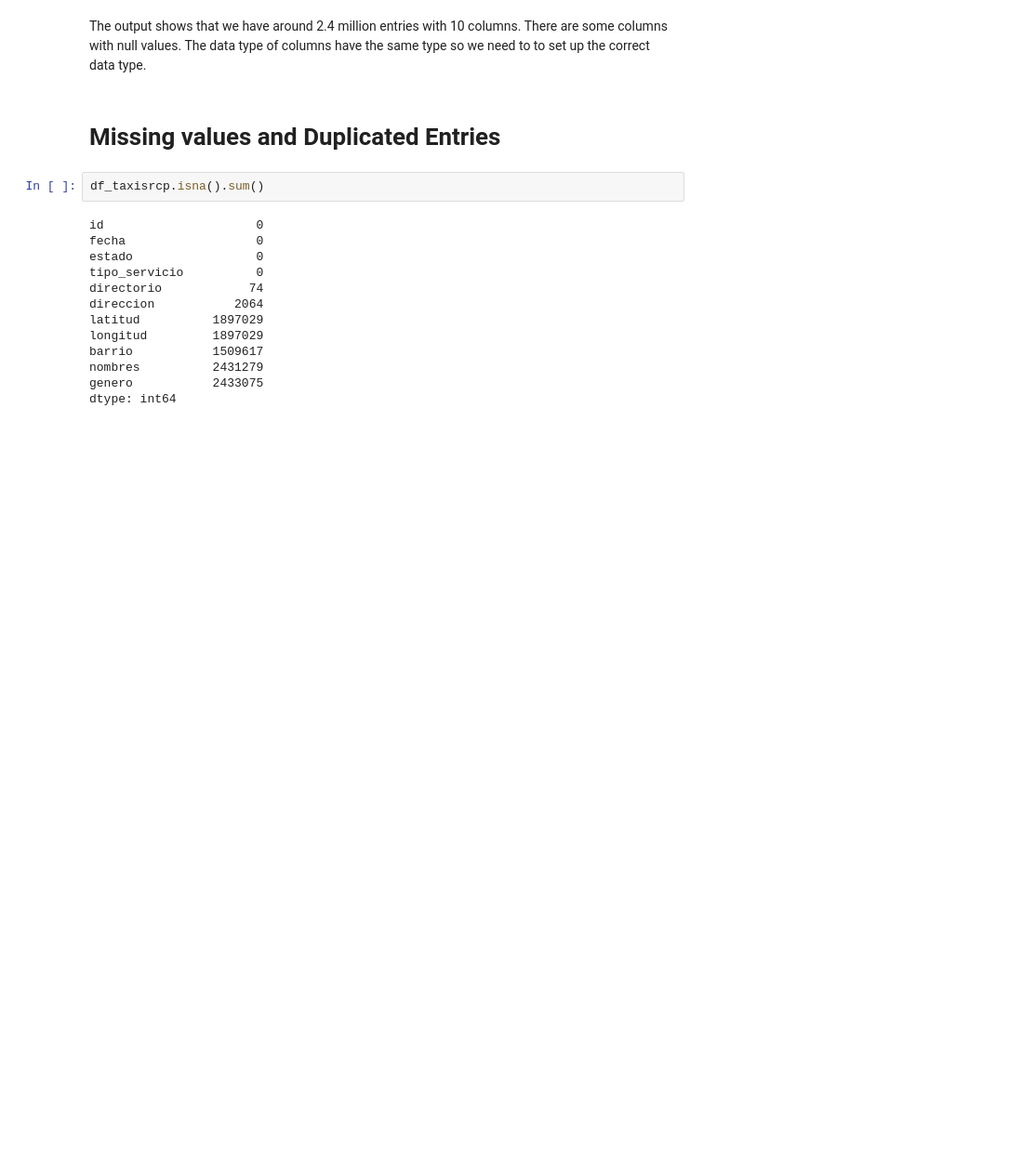
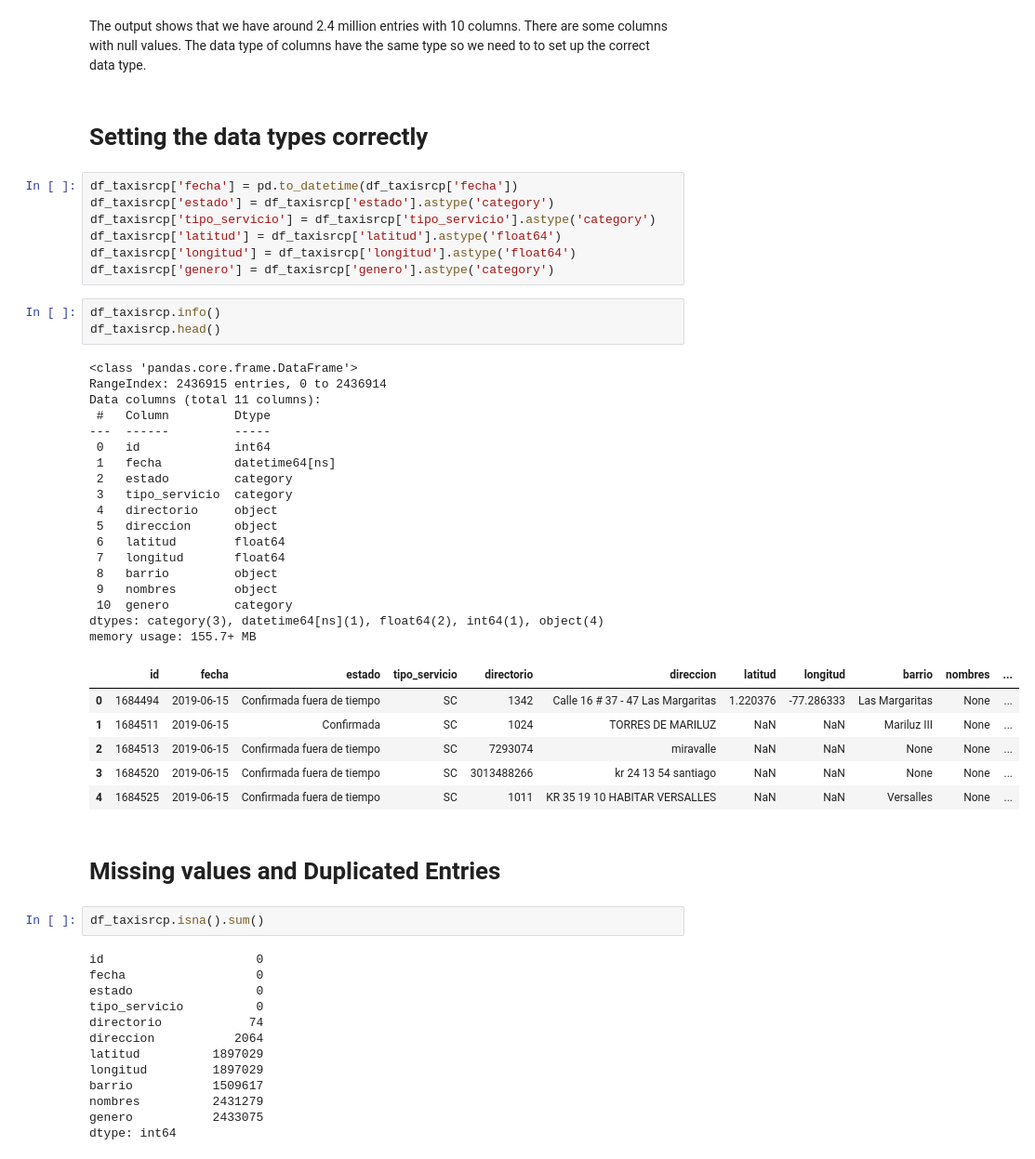
Before and after one commit to jjpizarro/datascience, a Jupyter notebook: EDA-project-ds4a.ipynb, the cells around one changed output. Shown at 93% size. Cells and saved outputs as stored; diff of their text form; blank space fills up the shorter version.

```diff
--- a/EDA-project-ds4a.ipynb
+++ b/EDA-project-ds4a.ipynb
@@ -177,5 +177,42 @@ memory usage: 155.7+ MB
 # %% [markdown]
 The output shows that we have around 2.4 million entries with 10 columns. There are some columns with null values. The data type of columns have the same type so we need to to set up the correct data type.
+# %% [markdown]
+# **Setting the data types correctly**
+# %%
+df_taxisrcp['fecha'] = pd.to_datetime(df_taxisrcp['fecha'])
+df_taxisrcp['estado'] = df_taxisrcp['estado'].astype('category')
+df_taxisrcp['tipo_servicio'] = df_taxisrcp['tipo_servicio'].astype('category')
+df_taxisrcp['latitud'] = df_taxisrcp['latitud'].astype('float64')
+df_taxisrcp['longitud'] = df_taxisrcp['longitud'].astype('float64')
+df_taxisrcp['genero'] = df_taxisrcp['genero'].astype('category')
+# %%
+df_taxisrcp.info()
+df_taxisrcp.head()
+# %% [output]
+<class 'pandas.core.frame.DataFrame'>
+RangeIndex: 2436915 entries, 0 to 2436914
+Data columns (total 11 columns):
+ #   Column         Dtype
+---  ------         -----
+ 0   id             int64
+ 1   fecha          datetime64[ns]
+ 2   estado         category
+ 3   tipo_servicio  category
+ 4   directorio     object
+ 5   direccion      object
+ 6   latitud        float64
+ 7   longitud       float64
+ 8   barrio         object
+ 9   nombres        object
+ 10  genero         category
+dtypes: category(3), datetime64[ns](1), float64(2), int64(1), object(4)
+memory usage: 155.7+ MB
+|  | id | fecha | estado | tipo_servicio | directorio | direccion | latitud | longitud | barrio | nombres | ... |
+| 0 | 1684494 | 2019-06-15 | Confirmada fuera de tiempo | SC | 1342 | Calle 16 # 37 - 47 Las Margaritas | 1.220376 | -77.286333 | Las Margaritas | None | ... |
+| 1 | 1684511 | 2019-06-15 | Confirmada | SC | 1024 | TORRES DE MARILUZ | NaN | NaN | Mariluz III | None | ... |
+| 2 | 1684513 | 2019-06-15 | Confirmada fuera de tiempo | SC | 7293074 | miravalle | NaN | NaN | None | None | ... |
+| 3 | 1684520 | 2019-06-15 | Confirmada fuera de tiempo | SC | 3013488266 | kr 24 13 54 santiago | NaN | NaN | None | None | ... |
+| 4 | 1684525 | 2019-06-15 | Confirmada fuera de tiempo | SC | 1011 | KR 35 19 10 HABITAR VERSALLES | NaN | NaN | Versalles | None | ... |
 # %% [markdown]
 # **Missing values and Duplicated Entries**
 # %%
```
Also changed, not shown: parts of 23 cells of this notebook.
